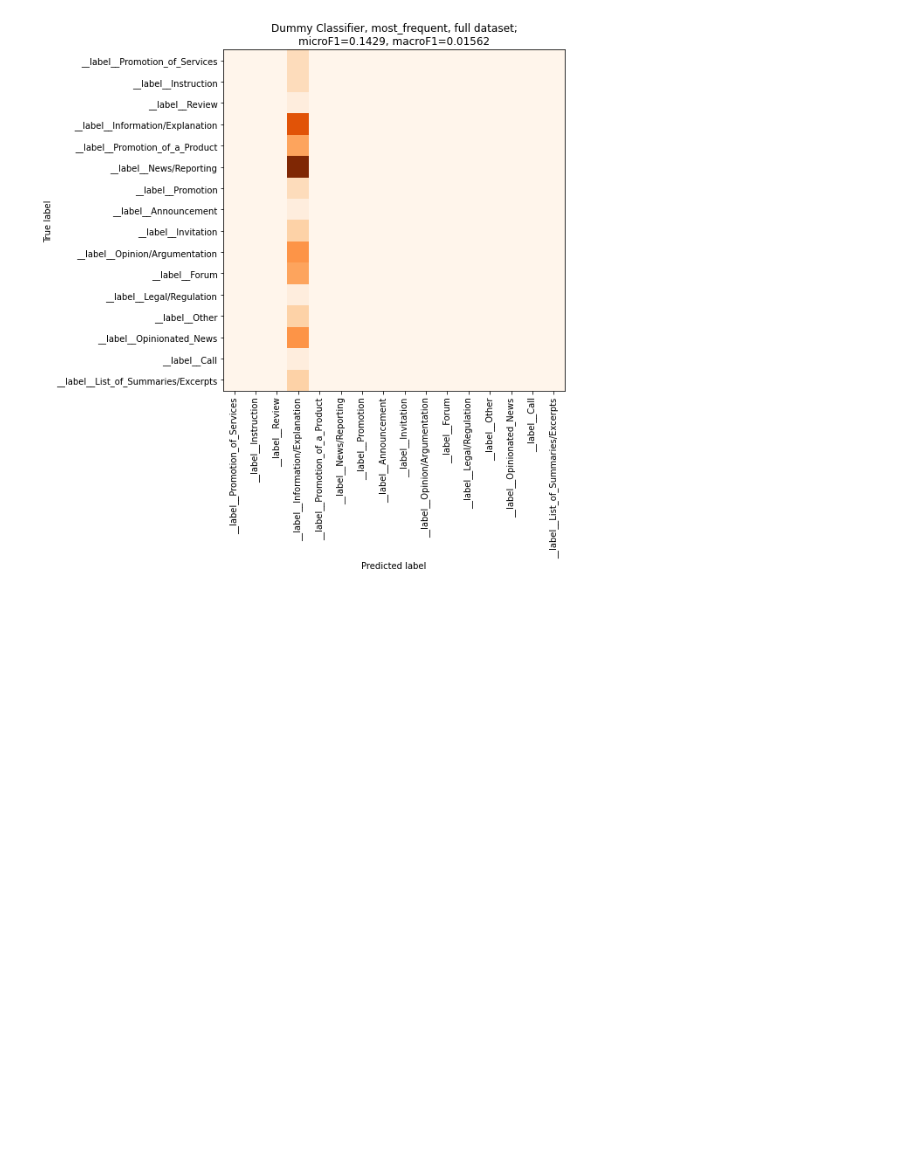
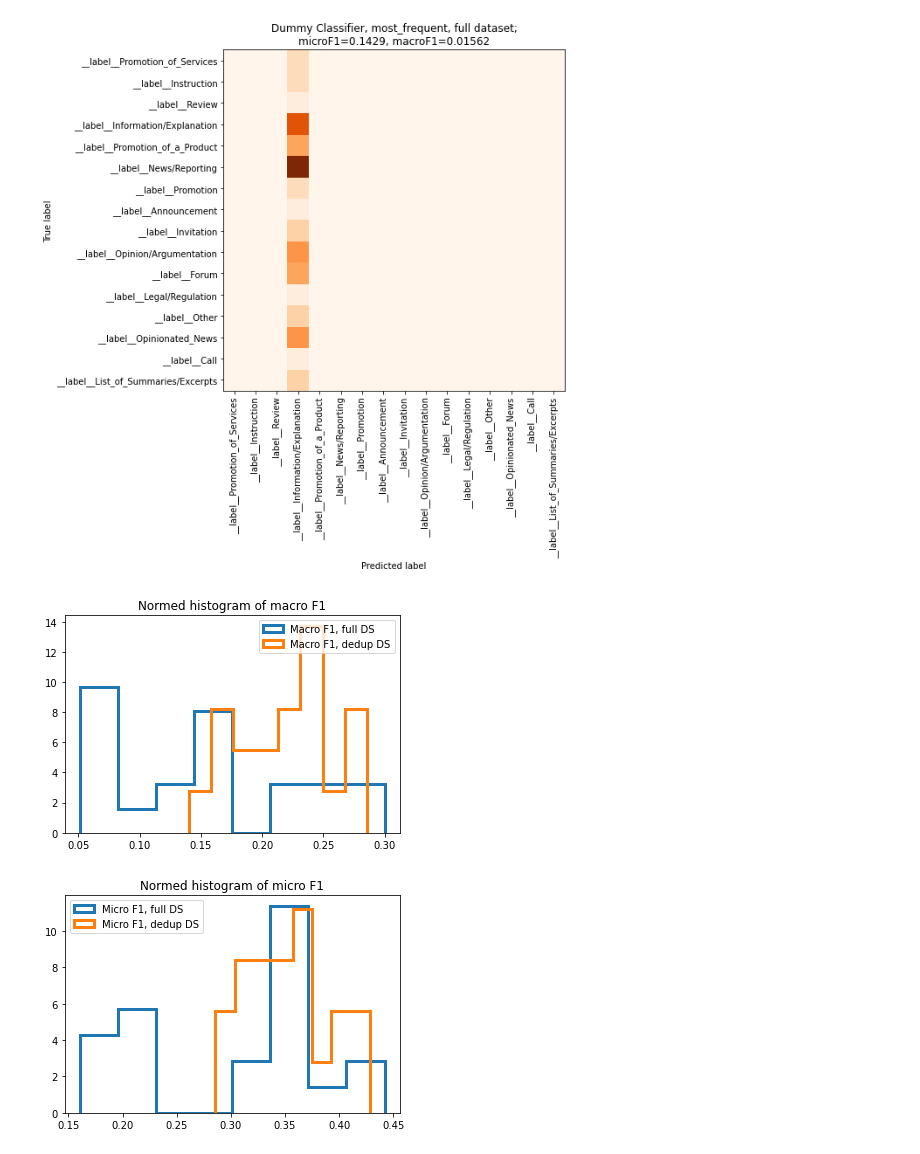
Before and after one commit to TajaKuzman/Transformers-GINCO-Experiments, a Jupyter notebook: 5_dummy_clf.ipynb, the cells around one changed output. Cells and saved outputs as stored; diff of their text form; code cells hidden in the pictures; blank space fills up the shorter version.

```diff
--- a/5_dummy_clf.ipynb
+++ b/5_dummy_clf.ipynb
@@ -109,3 +109,37 @@ macroF1=0.01515
 microF1=0.1429
 macroF1=0.01562
 [figure]
+# %%
+full_micros = [0.19540229885057475, 0.3448275862068966, 0.16091954022988506, 0.22988505747126436, 0.3563218390804598, 0.3563218390804598, 0.38150289017341044, 0.22988505747126436, 0.367816091954023, 0.3563218390804598, 0.22988505747126436, 0.4418604651162791, 0.3448275862068966, 0.41618497109826585, 0.3699421965317919, 0.3448275862068966, 0.3333333333333333, 0.20689655172413793, 0.3333333333333333, 0.19540229885057475]
+full_macros =  [0.06919525367106012, 0.1443772741984523, 0.05160361842105263, 0.08475135975135975, 0.2171654372170479, 0.15405757205919374, 0.2525759876088824, 0.08117968987534205, 0.15973622311827956, 0.15459015950447402, 0.06848155929038283, 0.29884148570699803, 0.14479530885780884, 0.29985279057859704, 0.24497525500814976, 0.15026041666666667, 0.21627707270799376, 0.07270929466051416, 0.1405086210102427, 0.07957330659536542]
+
+dedup_macros = [0.2857071869909201, 0.21658307591811427, 0.19719524608431258, 0.2780144106268544, 0.25531453500203505, 0.24581870675620676, 0.23545801642744366, 0.23563435833172675, 0.2383971216691805, 0.1611904761904762, 0.2213362332112332, 0.23837804352510233, 0.1707476825075509, 0.26937347541264334, 0.16604173604173603, 0.217774259462239, 0.18686368778280543, 0.20113260582010584, 0.18032280219780217, 0.14008287370356334]
+dedup_micros = [0.42857142857142855, 0.36363636363636365, 0.31137724550898205, 0.39285714285714285, 0.40718562874251496, 0.3493975903614458, 0.3734939759036145, 0.3515151515151515, 0.37575757575757573, 0.31137724550898205, 0.35714285714285715, 0.3373493975903615, 0.30120481927710846, 0.4166666666666667, 0.30952380952380953, 0.36363636363636365, 0.3414634146341463, 0.32727272727272727, 0.3333333333333333, 0.2857142857142857]
+import matplotlib.pyplot as plt
+imagedir = "/home/peterr/macocu/task5_webgenres/images"
+bins = 8
+density = True
+
+
+plt.hist(full_macros, label="Macro F1, full DS", density=density, histtype="step", lw=3,bins=bins, color="tab:blue")
+#xs, kde = compute_kde(full_macros)
+# plt.plot(xs, kde, color="tab:blue")
+plt.hist(dedup_macros, label="Macro F1, dedup DS", density=density, histtype="step", lw=3,bins=bins, color="tab:orange")
+#xs, kde = compute_kde(dedup_macros)
+# plt.plot(xs, kde, color="tab:orange")
+
+
+plt.title("Normed histogram of macro F1")
+plt.legend()
+plt.savefig(imagedir+"/metrics_distribution_macro.png")
+plt.show()
+
+plt.hist(full_micros, label="Micro F1, full DS", density=density, histtype="step", lw=3,bins=bins, color="tab:blue")
+plt.hist(dedup_micros, label="Micro F1, dedup DS", density=density, histtype="step", lw=3,bins=bins, color="tab:orange")
+plt.title("Normed histogram of micro F1")
+plt.legend()
+plt.savefig(imagedir+"/metrics_distribution_micro.png")
+plt.show()
+# %% [output]
+[figure, added]
+[figure, added]
```
Also changed, not shown: parts of 1 cell of this notebook, 5 other files.
